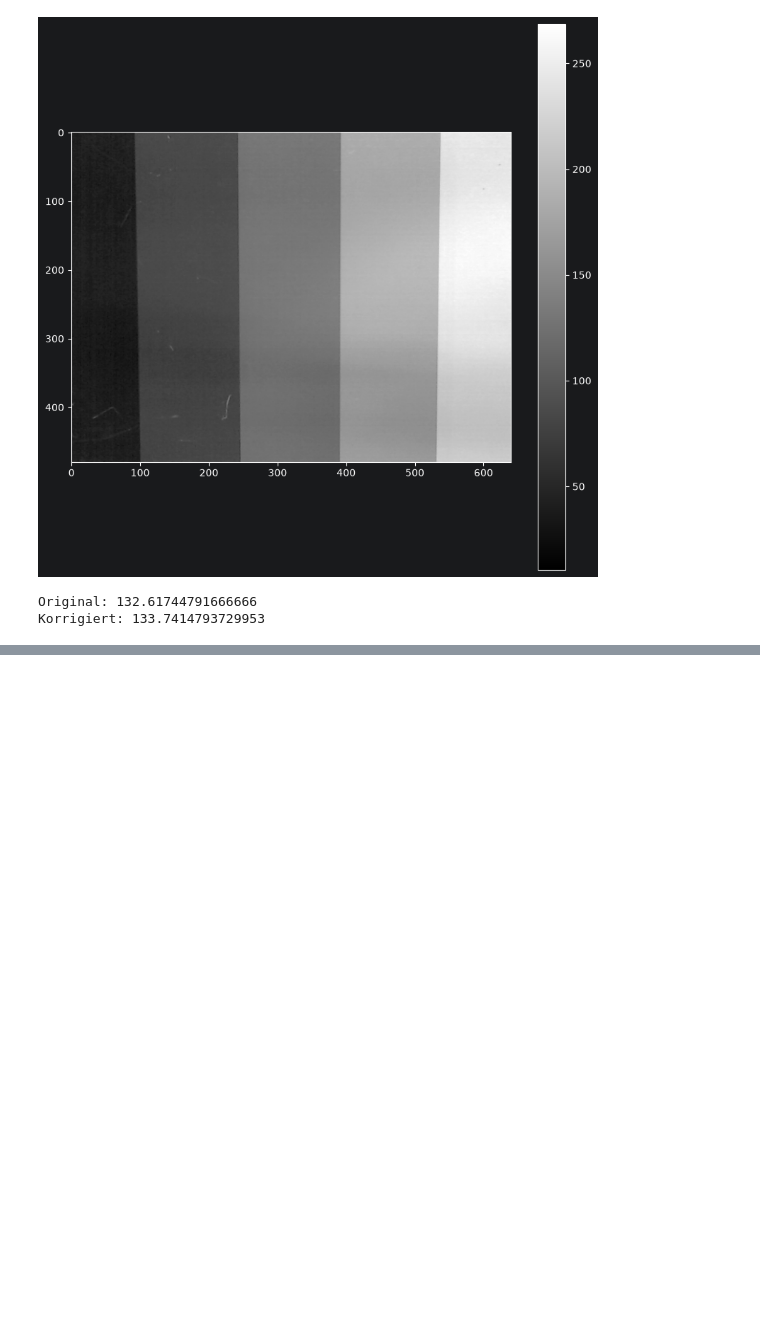
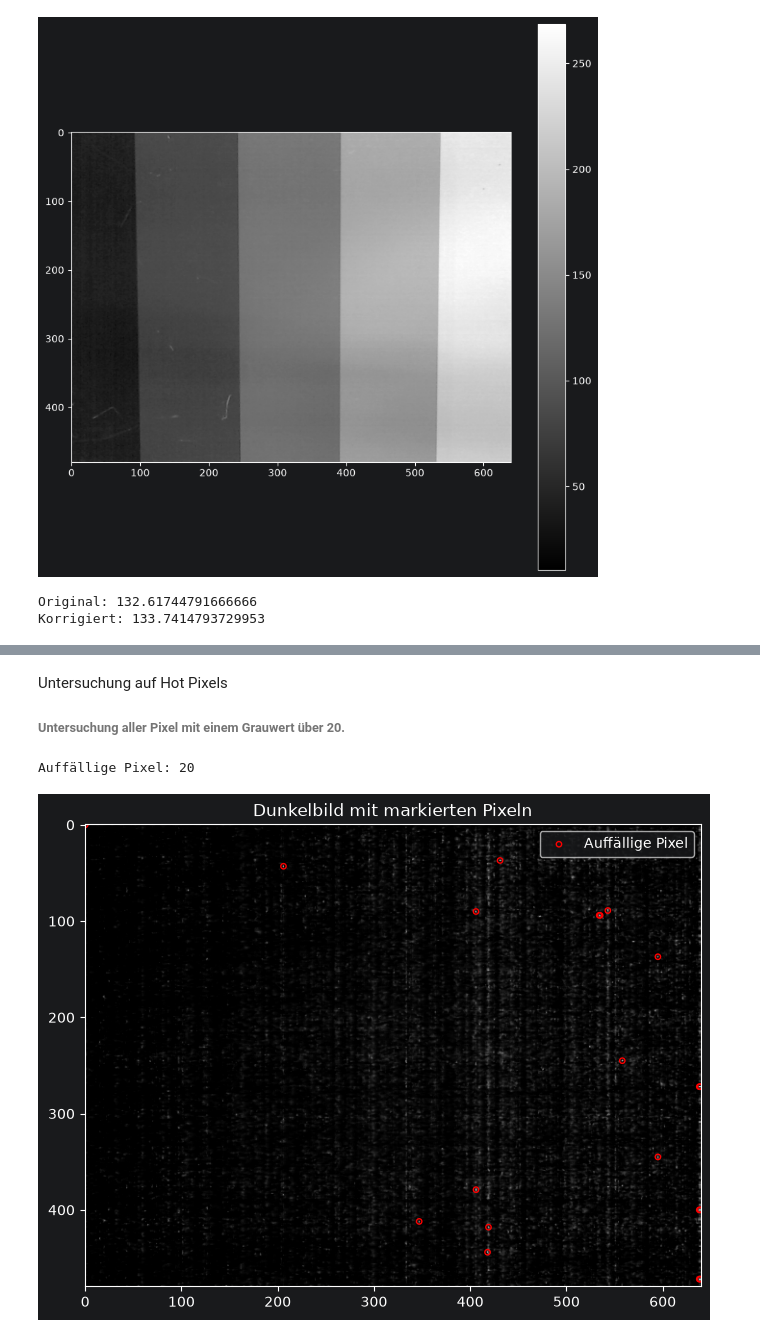
Before and after one commit to svecm475-bit/TGKI-Lab2, a Jupyter notebook: Versuch2.ipynb, the cells around one changed output, grey strips where cells are left out. Cells and saved outputs as stored; diff of their text form; code cells hidden in the pictures; blank space fills up the shorter version.

```diff
--- a/Versuch2.ipynb
+++ b/Versuch2.ipynb
@@ -214,0 +269,25 @@ Korrigiert: 133.7414793729953
+# %% [markdown]
+Untersuchung auf Hot Pixels
+###### Untersuchung aller Pixel mit einem Grauwert über 20.
+# %%
+# Schwellenwert für auffällige Pixel
+schwelle = 20
+
+# Positionen der auffälligen Pixel bestimmen
+y, x = np.where(dark_bild > schwelle)
+
+# Anzahl der gefundenen Pixel ausgeben
+print("Auffällige Pixel:", len(x))
+
+# Dunkelbild mit markierten Pixeln darstellen
+plt.figure(figsize=(10, 6))
+plt.imshow(dark_bild, cmap="gray")
+plt.scatter(x, y, s=15, facecolors="none",
+            edgecolors="red", label="Auffällige Pixel")
+
+plt.title("Dunkelbild mit markierten Pixeln")
+plt.legend()
+plt.show()
+# %% [output]
+Auffällige Pixel: 20
+[figure, added]
```
Also changed, not shown: parts of 13 cells of this notebook, 5 other files.
